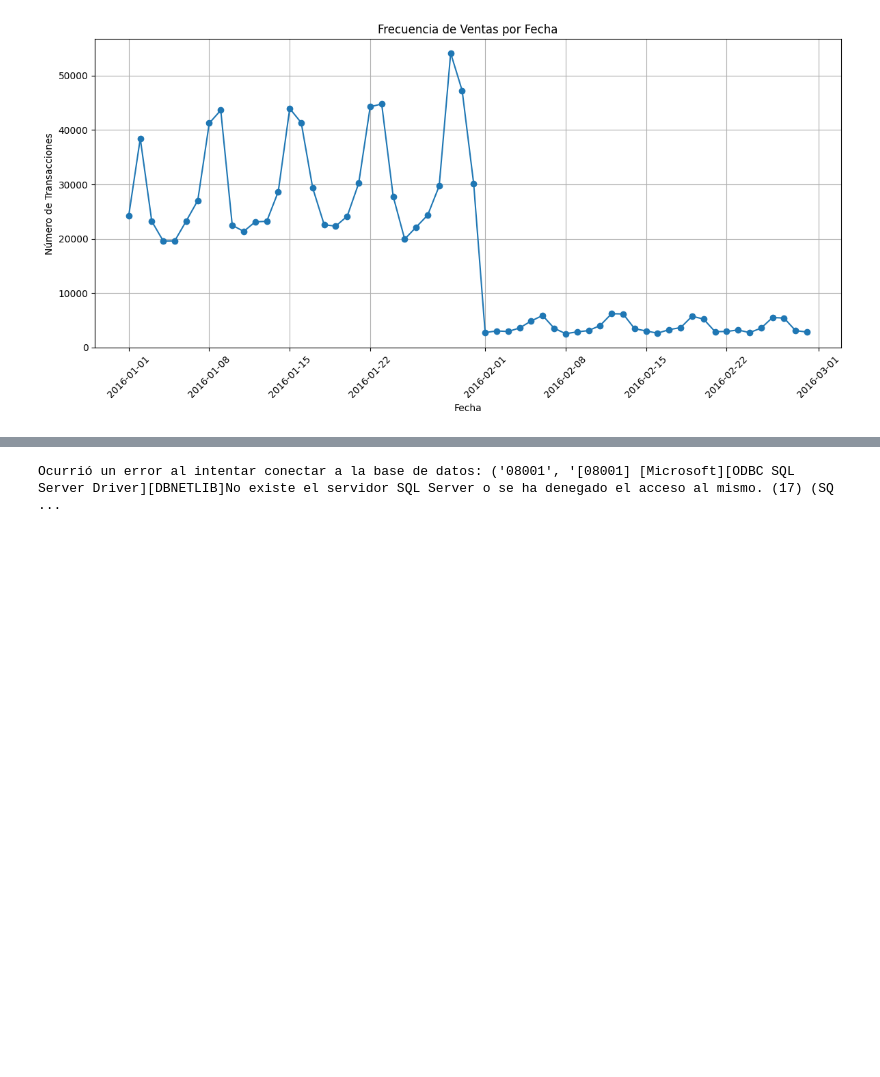
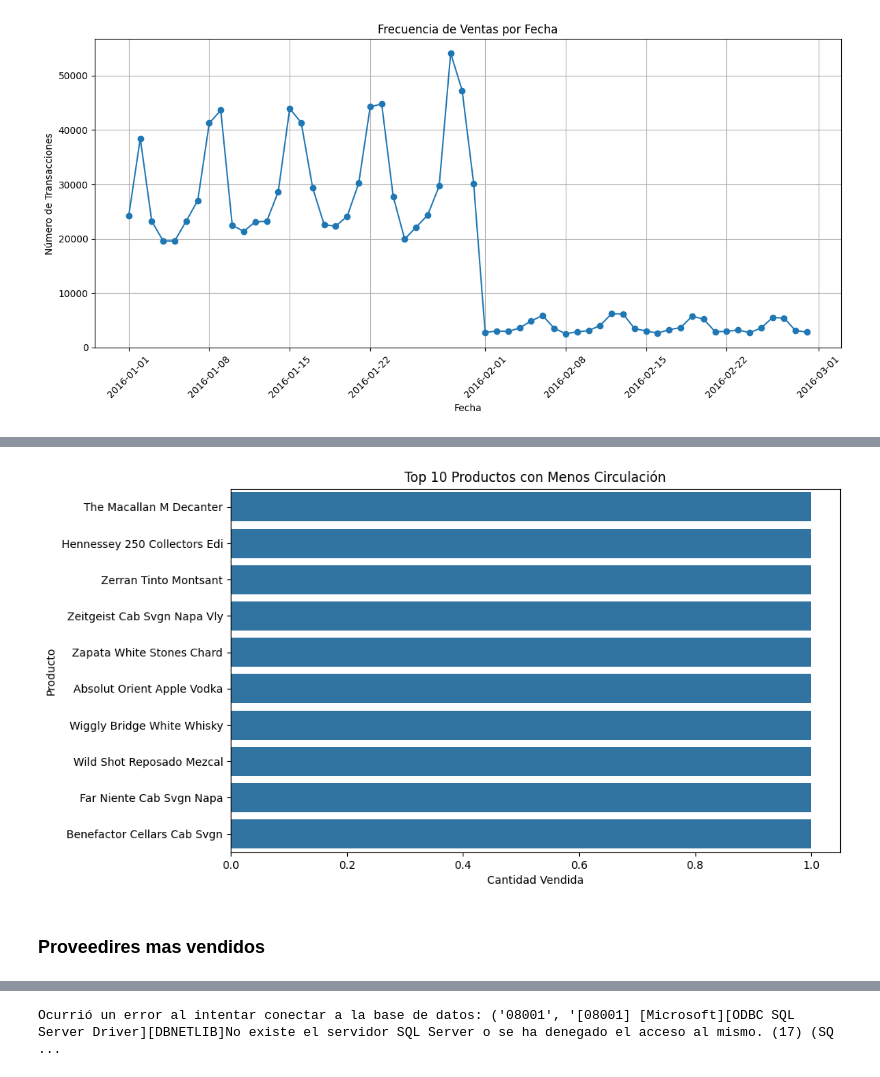
Before and after one commit to jorgelqc/DrikingTeam, a Jupyter notebook: drinking_team.ipynb, the cells around one changed output, grey strips where cells are left out. Cells and saved outputs as stored; diff of their text form; code cells hidden in the pictures; blank space fills up the shorter version.

```diff
--- a/drinking_team.ipynb
+++ b/drinking_team.ipynb
@@ -608,0 +640,3 @@ plt.show()
+# %%
+productos_menos_vendidos = ventas.groupby('Description')['SalesQuantity'].sum().sort_values(ascending=True)
+print(productos_menos_vendidos.head(10))  # Los 10 productos menos vendidos
@@ -608,0 +656,11 @@ plt.show()
+# %%
+plt.figure(figsize=(10, 6))
+sns.barplot(x=productos_menos_vendidos.head(10).values, y=productos_menos_vendidos.head(10).index)
+plt.title('Top 10 Productos con Menos Circulación')
+plt.xlabel('Cantidad Vendida')
+plt.ylabel('Producto')
+plt.show()
+# %% [output]
+[figure, added]
+# %% [markdown]
+### Proveedires mas vendidos
```
Also changed, not shown: parts of 47 cells of this notebook, 2 other files.
